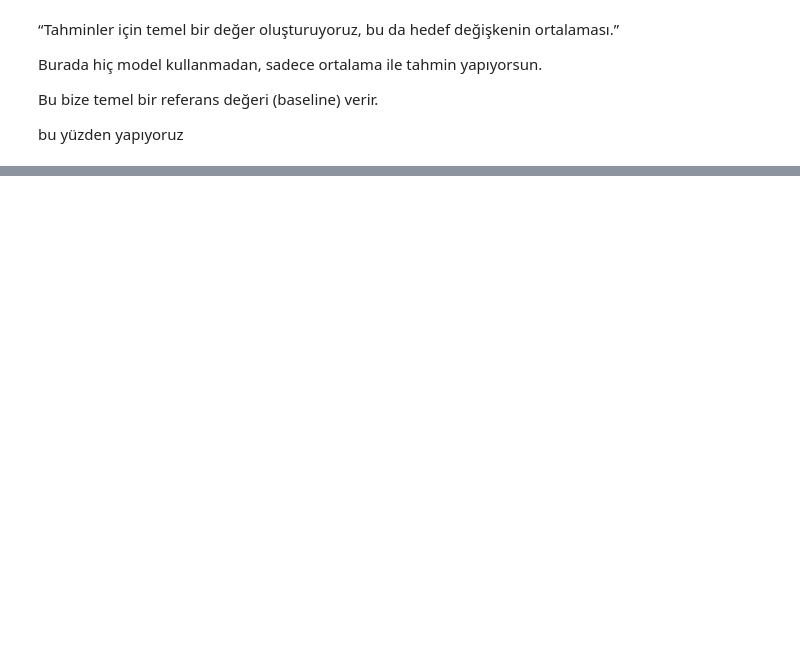
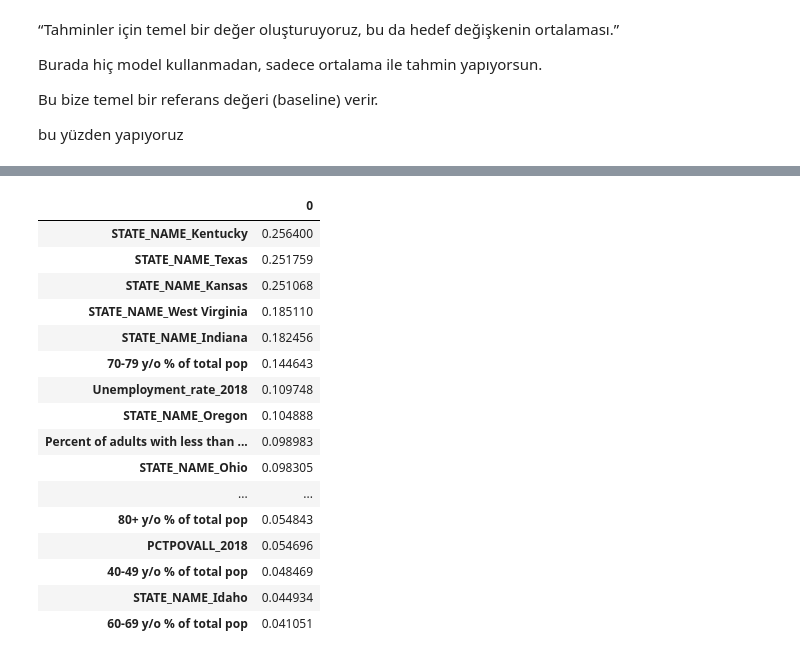
Before and after one commit to utkuseyithanoglu/utku-machine-learning-python-template, a Jupyter notebook: src/Build a linear regression model using pandas and python.ipynb, the cells around one changed output, grey strips where cells are left out. Saved outputs shown, nothing was run; the diff lists cells and outputs as text; code cells hidden in the pictures; blank space fills up the shorter version.

```diff
--- a/src/Build a linear regression model using pandas and python.ipynb
+++ b/src/Build a linear regression model using pandas and python.ipynb
@@ -247,0 +339,22 @@ sns.scatterplot(x=np.linspace(0,22.5),y=np.linspace(0,22.5))
+# %%
+temp_df = pd.DataFrame(ridge_model.coef_, ridge_model.feature_names_in_)
+
+temp_df[temp_df[0]>0.04].sort_values(0,ascending=False)
+# %% [output]
+|  | 0 |
+| STATE_NAME_Kentucky | 0.256400 |
+| STATE_NAME_Texas | 0.251759 |
+| STATE_NAME_Kansas | 0.251068 |
+| STATE_NAME_West Virginia | 0.185110 |
+| STATE_NAME_Indiana | 0.182456 |
+| 70-79 y/o % of total pop | 0.144643 |
+| Unemployment_rate_2018 | 0.109748 |
+| STATE_NAME_Oregon | 0.104888 |
+| Percent of adults with less than ... | 0.098983 |
+| STATE_NAME_Ohio | 0.098305 |
+| ... | ... |
+| 80+ y/o % of total pop | 0.054843 |
+| PCTPOVALL_2018 | 0.054696 |
+| 40-49 y/o % of total pop | 0.048469 |
+| STATE_NAME_Idaho | 0.044934 |
+| 60-69 y/o % of total pop | 0.041051 |
```
Also changed, not shown: parts of 27 cells of this notebook, 2 other files.
